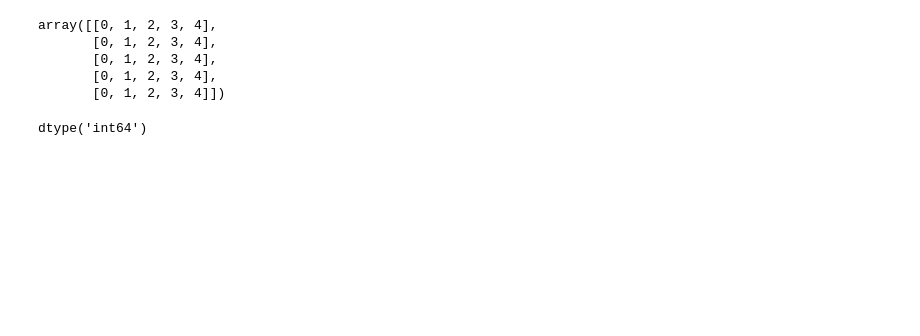
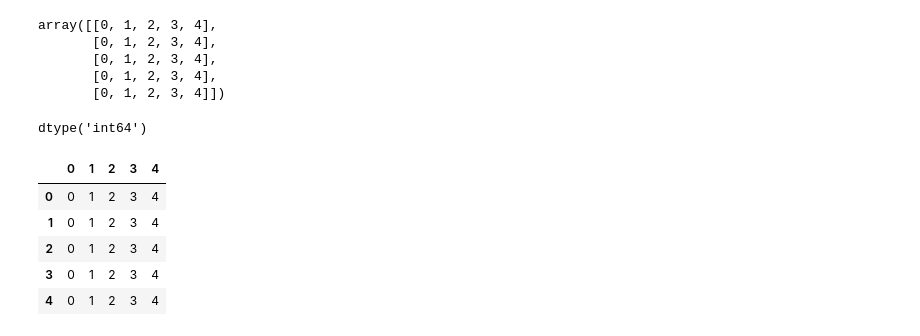
Before and after one commit to maryszmary/DPO_2020, a Jupyter notebook: 1/numpy.ipynb, the cells around one changed output. Cells and saved outputs as stored; diff of their text form; code cells hidden in the pictures; blank space fills up the shorter version.

```diff
--- a/1/numpy.ipynb
+++ b/1/numpy.ipynb
@@ -234,7 +286,8 @@ array([0], dtype=uint8)
 # %%
 a = np.arange(5)
 b = np.array([0] * 5).reshape(5, 1)
-a + b
+c = a + b
+c
 # %% [output]
 array([[0, 1, 2, 3, 4],
        [0, 1, 2, 3, 4],
@@ -247,0 +303,9 @@ dtype('int64')
+# %%
+pd.DataFrame(c)
+# %% [output]
+|  | 0 | 1 | 2 | 3 | 4 |
+| 0 | 0 | 1 | 2 | 3 | 4 |
+| 1 | 0 | 1 | 2 | 3 | 4 |
+| 2 | 0 | 1 | 2 | 3 | 4 |
+| 3 | 0 | 1 | 2 | 3 | 4 |
+| 4 | 0 | 1 | 2 | 3 | 4 |
```
Also changed, not shown: parts of 18 cells of this notebook, 6 other files.
